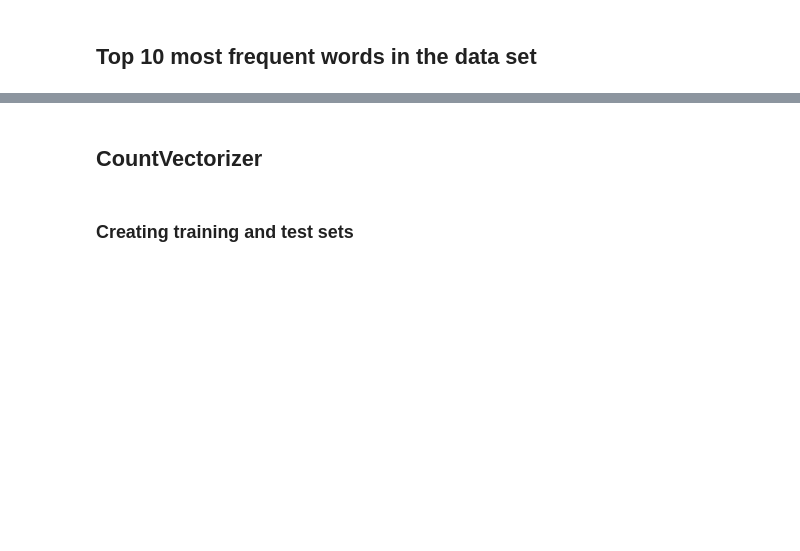
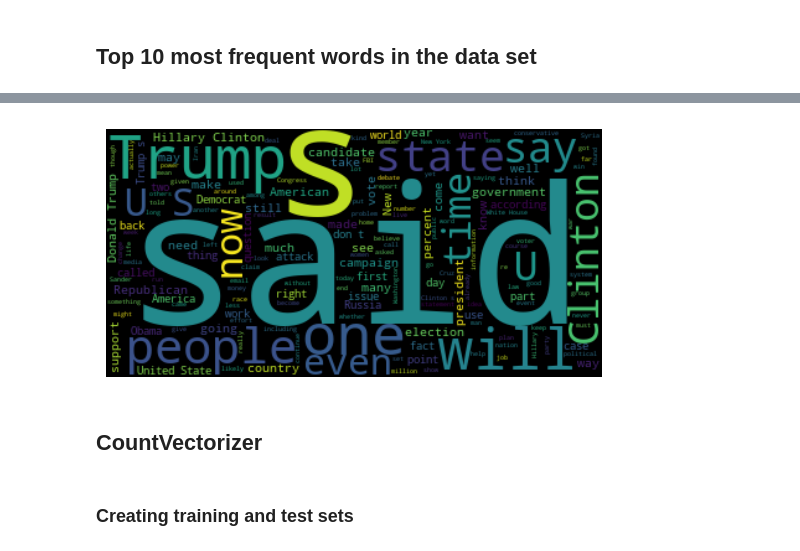
Before and after one commit to sajinamatya/Fake_news-classification, a Jupyter notebook: fake.ipynb, the cells around one changed output, grey strips where cells are left out. Drawn from its saved outputs; the diff is of its cells as text; code cells hidden in the pictures; blank space fills up the shorter version.

```diff
--- a/fake.ipynb
+++ b/fake.ipynb
@@ -88,3 +102,16 @@ plt.ylabel("count")
+# %%
+from wordcloud import WordCloud, STOPWORDS
+string_text = ' '.join(corpus)
+stopwords = set(STOPWORDS)
+# Create and generate a word cloud image:
+wordcloud = WordCloud(stopwords = stopwords).generate(string_text)
+
+# Display the generated image:
+plt.imshow(wordcloud, interpolation='bilinear' )
+plt.axis("off")
+plt.show()
+# %% [output]
+[figure, added]
 # %% [markdown]
 ## CountVectorizer
 # %% [markdown]
```
Also changed, not shown: parts of 2 cells of this notebook.
